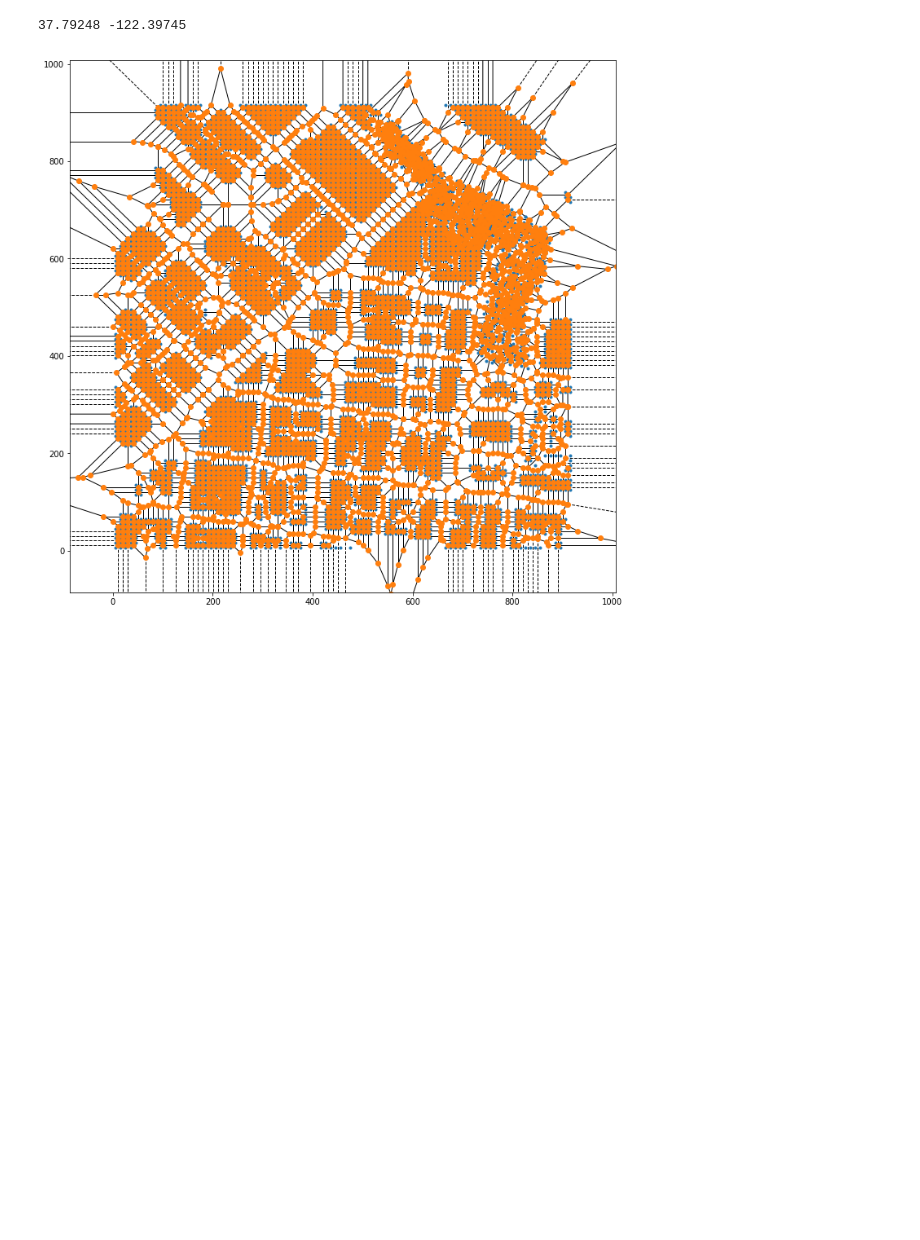
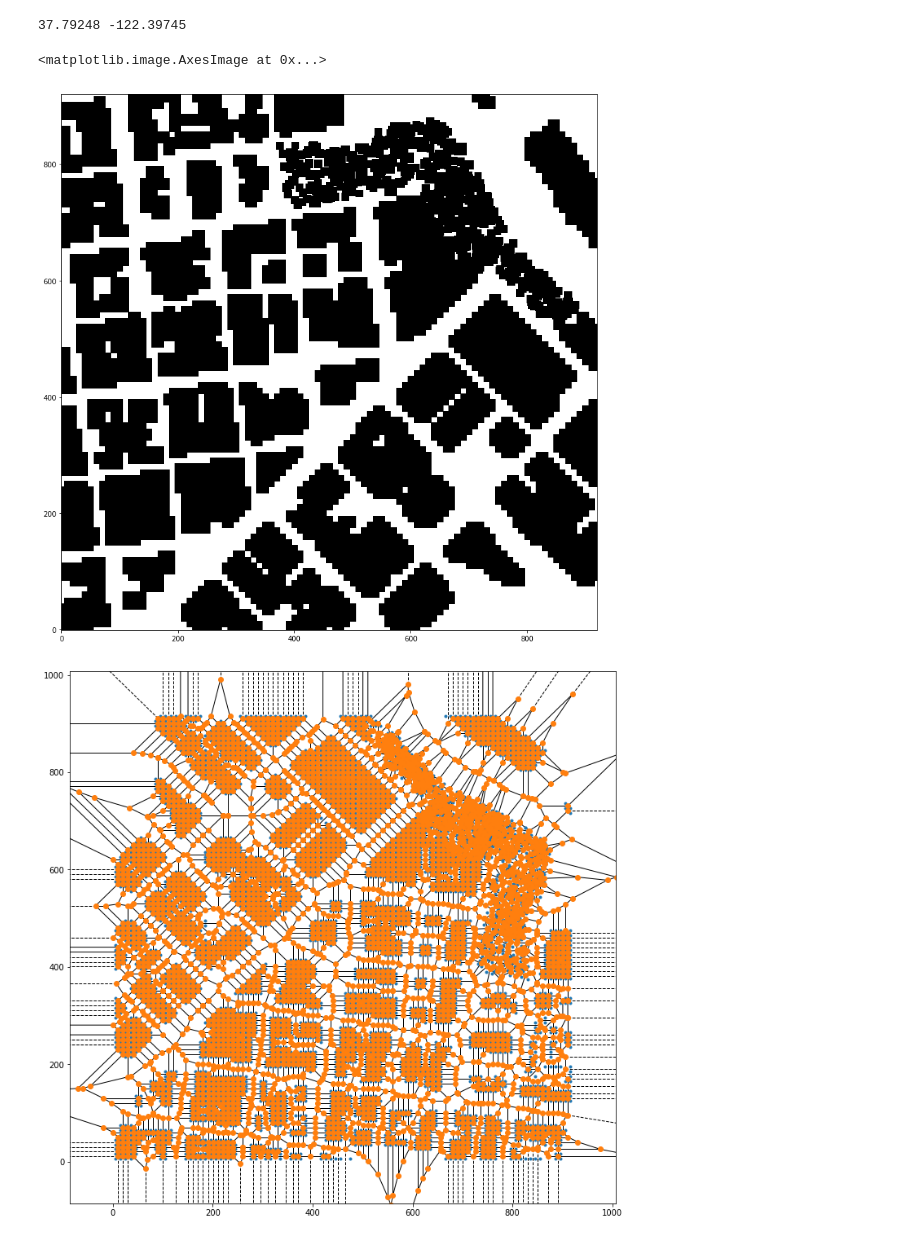
Before and after one commit to koosha-t/Flying_Car_Motion_Planning, a Jupyter notebook: Path_Planning_2.ipynb, the cells around one changed output. Cells and saved outputs as stored; diff of their text form; code cells hidden in the pictures; blank space fills up the shorter version.

```diff
--- a/Path_Planning_2.ipynb
+++ b/Path_Planning_2.ipynb
@@ -72,6 +73,11 @@ def create_grid_vor(data, drone_altitude, safety_distance):
     return grid, centres, int(north_min), int(east_min)
 # %%
 grid , centres, north_min, east_min = create_grid_vor(data, 5, 5)
+# %%
+plt.imshow(grid, origin='lower', cmap='Greys')
+# %% [output]
+<matplotlib.image.AxesImage at 0x...>
+[figure, added]
 # %%
 plt.rcParams["figure.figsize"] = [12, 12]
 vor_graph = Voronoi(centres)
```
Also changed, not shown: parts of 1 cell of this notebook, 3 other files.
